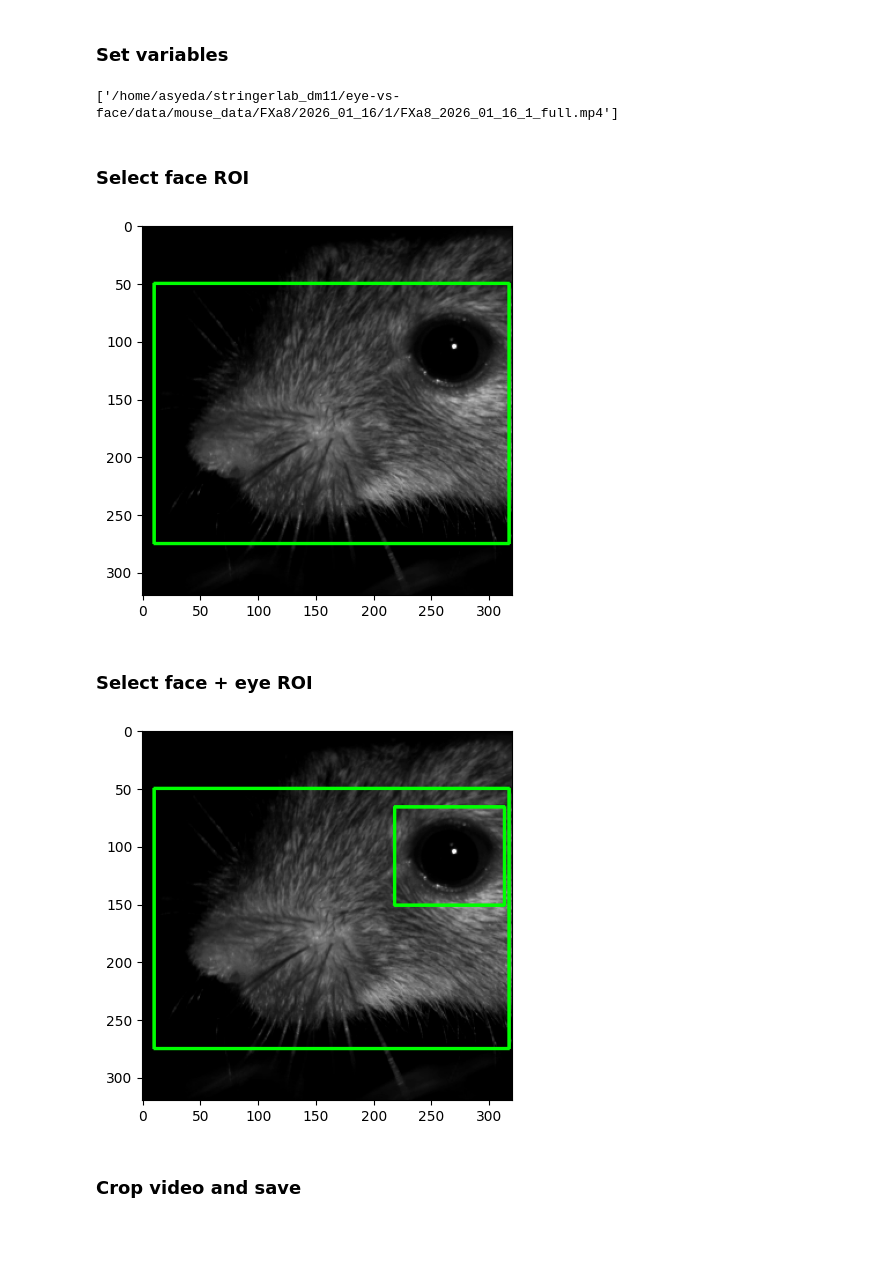
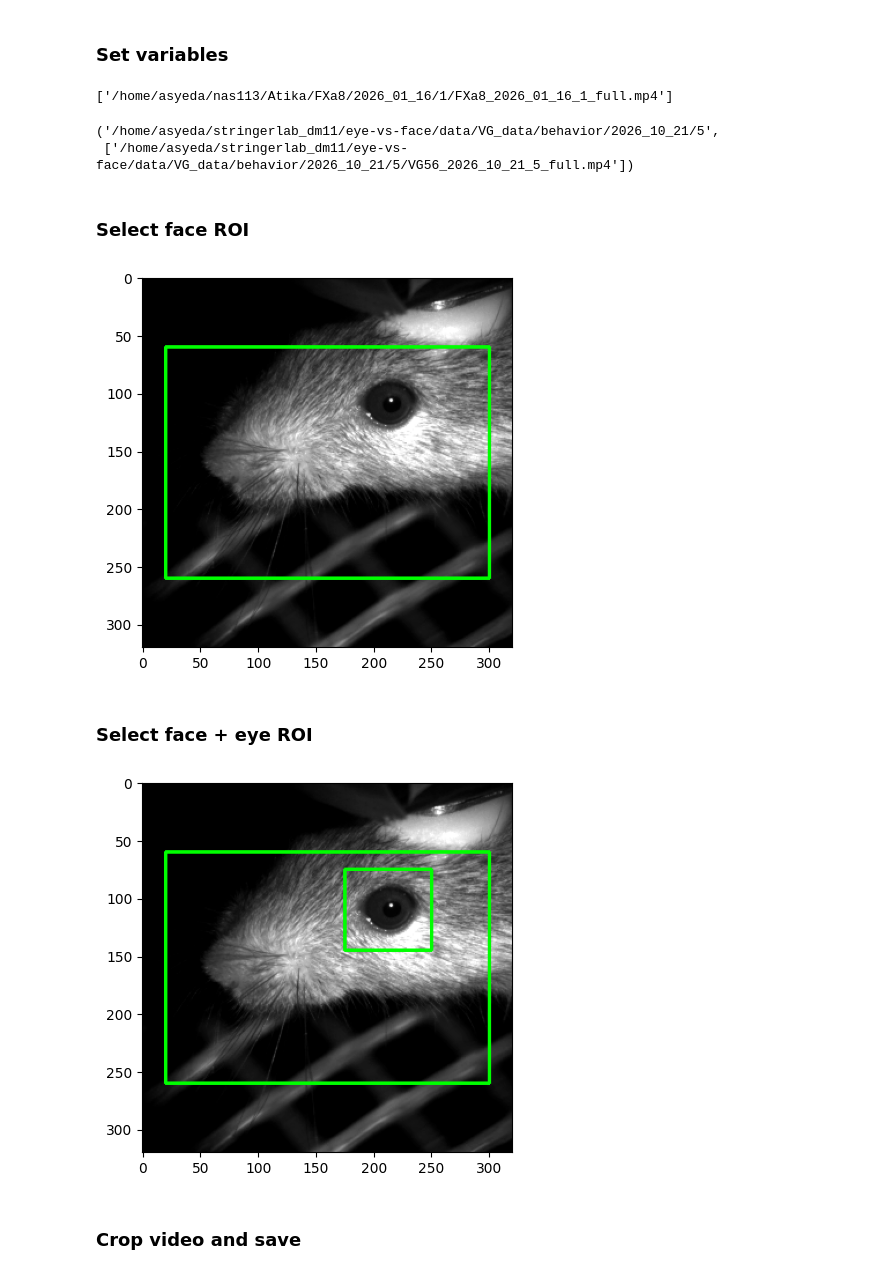
Before and after one commit to MouseLand/eye-vs-face, a Jupyter notebook: analysis/notebooks/generate_svds.ipynb, the cells around one changed output. Saved outputs shown, nothing was run; the diff lists cells and outputs as text; code cells hidden in the pictures; blank space fills up the shorter version.

```diff
--- a/analysis/notebooks/generate_svds.ipynb
+++ b/analysis/notebooks/generate_svds.ipynb
@@ -9,6 +13,35 @@ import matplotlib.pyplot as plt
 # %% [markdown]
 ### Helper functions
 # %%
+# Function to update the displayed frame with ROI
+"""
+def update_display(roi):
+    frame_rgb = cv2.cvtColor(frame, cv2.COLOR_BGR2RGB)
+    x, y, w, h = roi
+    frame_rgb = cv2.rectangle(frame_rgb, (x, y), (x + w, y + h), (0, 255, 0), 2)
+    ax.imshow(frame_rgb)
+    plt.draw()
+
+# Function to display video frames with ROI using Matplotlib
+def display_video_with_roi(video_path, roi):
+    global frame, ax
+
+    cap = cv2.VideoCapture(video_path)
+    if not cap.isOpened():
+        print("Error: Cannot open video file.")
+        return
+
+    ret, frame = cap.read()
+    if not ret:
+        print("Error: Cannot read video file.")
+        cap.release()
+        return
+
+    fig, ax = plt.subplots(1)
+    update_display(roi)
+    plt.show()
+    cap.release()
+"""
 # Function to update display with multiple ROIs
 def update_display(frame, rois):
     frame_rgb = cv2.cvtColor(frame, cv2.COLOR_BGR2RGB)
@@ -117,45 +152,49 @@ def process_and_save_video(video_path, output_path, crop_roi, zero_roi):
 # %% [markdown]
 ### Set variables
 # %%
-eye_vs_face_path = '/home/asyeda/stringerlab_dm11/eye-vs-face/' # set path to eye-vs-face directory here
-video_path = f'{eye_vs_face_path}data/mouse_data' # path to data folder relative to eye-vs-face directory
+video_path = '/home/asyeda/nas113/Atika/'
 mouse = 'FXa8'
 session = '2026_01_16'
 blk = ['1']
 
 video_files = []
 for b in blk:
-    if mouse in ['FXa10', 'FXa8', 'FXa9', 'FXa1']:
-        v = glob(os.path.join(f"{video_path}/{mouse}/{session}/{b}/{mouse}_{session}_{b}_*full.mp4"))
-    else:
-        v = glob(os.path.join(f"{video_path}/{mouse}/{session}/{mouse}_{session}_{b}_*full.mp4"))
+    v = glob(os.path.join(video_path, "{m}/{s}/{b}/{m}_{s}_{b}_*full.mp4".format(m=mouse, s=session, b=b)))
     video_files.extend(v)
 video_files
 # %% [output]
-['/home/asyeda/stringerlab_dm11/eye-vs-face/data/mouse_data/FXa8/2026_01_16/1/FXa8_2026_01_16_1_full.mp4']
+['/home/asyeda/nas113/Atika/FXa8/2026_01_16/1/FXa8_2026_01_16_1_full.mp4']
+# %%
+video_files = ['/home/asyeda/stringerlab_dm11/eye-vs-face/data/VG_data/behavior/2026_10_21/5/VG56_2026_10_21_5_full.mp4']
+video_path = os.path.dirname(video_files[0])
+mouse, session, blk = 'VG56', '2026_10_21', '5'
+video_path, video_files
+# %% [output]
+('/home/asyeda/stringerlab_dm11/eye-vs-face/data/VG_data/behavior/2026_10_21/5',
+ ['/home/asyeda/stringerlab_dm11/eye-vs-face/data/VG_data/behavior/2026_10_21/5/VG56_2026_10_21_5_full.mp4'])
 # %% [markdown]
 ### Select face ROI
 # %%
 # Display the video with ROI
-roi = [[10, 50, 307, 225]] #[[20, 45, 220, 190]] # [x, y, w, h]
+roi = [[20, 60, 280, 200]] #[[20, 45, 220, 190]] # [x, y, w, h]
 ax, frame = None, None
 for video in video_files:
     display_video_with_rois(video, roi)
 # %% [output]
-[figure, old version]
+[figure, new version]
 # %% [markdown]
 ### Select face + eye ROI
 # %%
 # Define two rectangles ROIs as (x, y, width, height)
 full_face_roi = roi[0]
-eye_roi = [218, 66, 95, 85]
+eye_roi = [175, 75, 75, 70]
 rois = [full_face_roi, eye_roi]
 
 ax, frame = None, None
 for video in video_files:
     display_video_with_rois(video, rois)
 # %% [output]
-[figure, old version]
+[figure, new version]
 # %% [markdown]
 ### Crop video and save
 # %%
```
Also changed, not shown: parts of 8 cells of this notebook.
